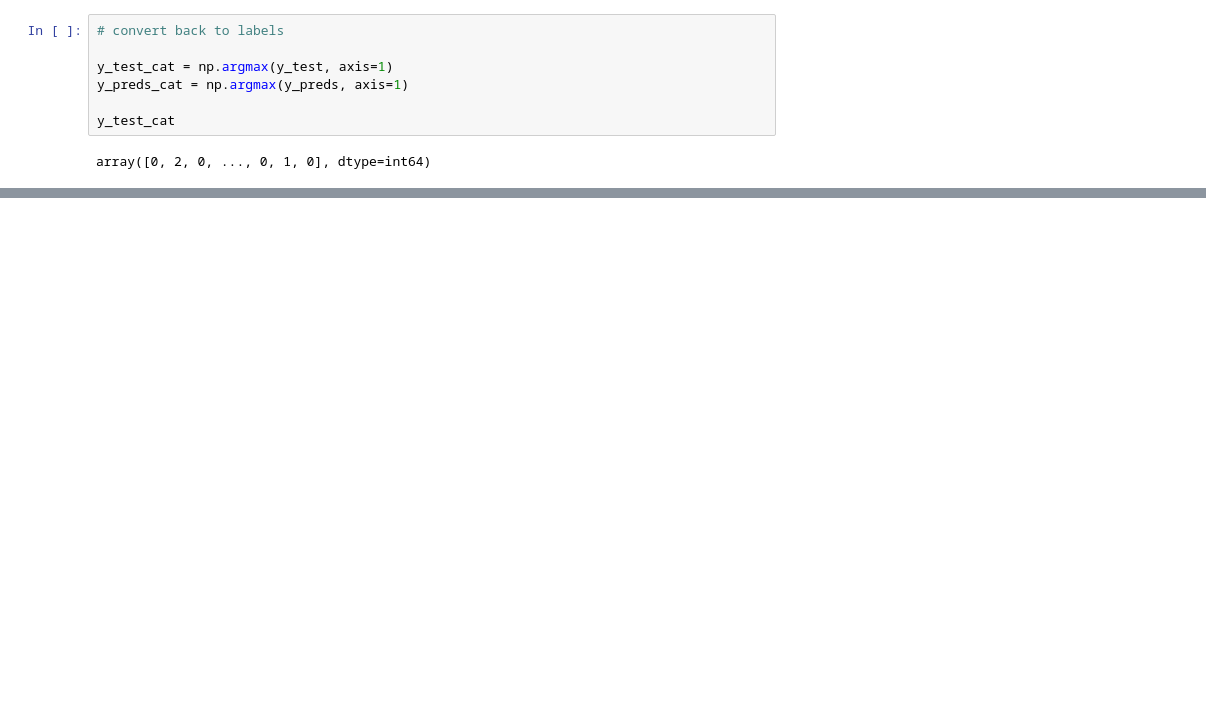
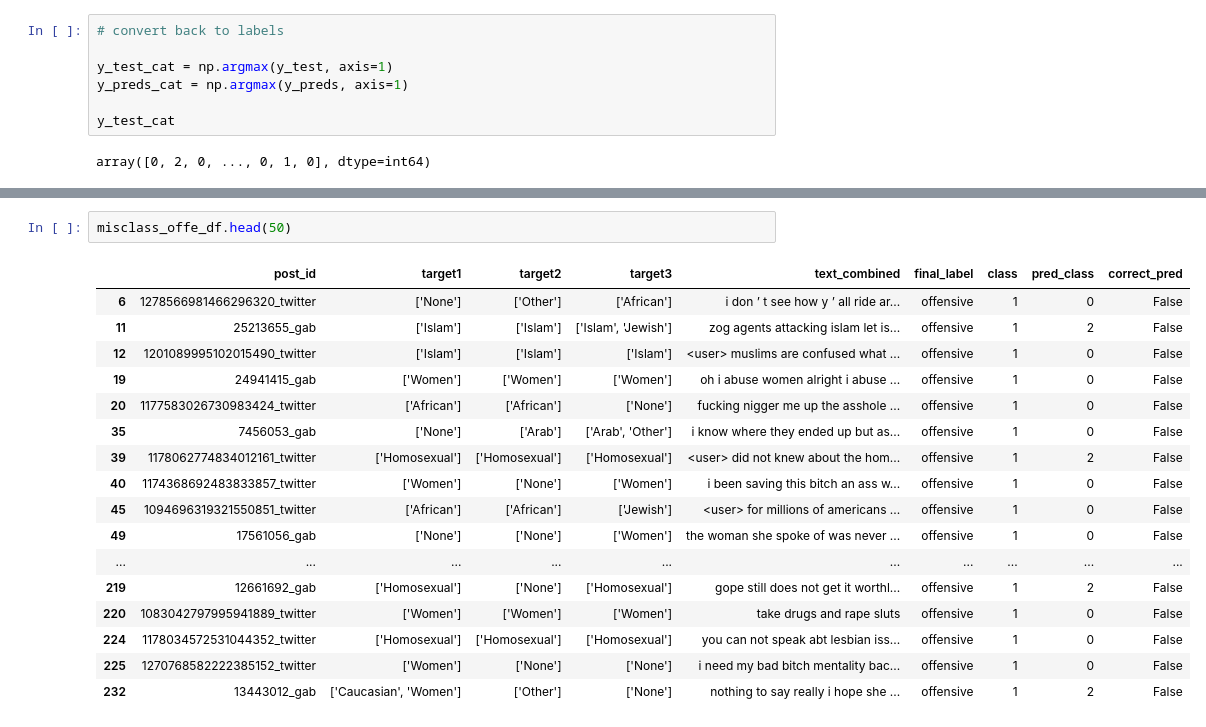
Before and after one commit to echan13/w266-project-Dera-Evan-Kieran, a Jupyter notebook: 2_DA_Accuracy_Experiments/Saved_Models/example_load_BERT_models.ipynb, the cells around one changed output, grey strips where cells are left out. Saved outputs shown, nothing was run; the diff lists cells and outputs as text; blank space fills up the shorter version.

```diff
--- a/2_DA_Accuracy_Experiments/Saved_Models/example_load_BERT_models.ipynb
+++ b/2_DA_Accuracy_Experiments/Saved_Models/example_load_BERT_models.ipynb
@@ -318,0 +415,20 @@ roc_auc_score(y_test, y_preds, multi_class='ovo',average='weighted')
+# %%
+misclass_offe_df.head(50)
+# %% [output]
+|  | post_id | target1 | target2 | target3 | text_combined | final_label | class | pred_class | correct_pred |
+| 6 | 1278566981466296320_twitter | ['None'] | ['Other'] | ['African'] | i don ’ t see how y ’ all ride ar... | offensive | 1 | 0 | False |
+| 11 | 25213655_gab | ['Islam'] | ['Islam'] | ['Islam', 'Jewish'] | zog agents attacking islam let is... | offensive | 1 | 2 | False |
+| 12 | 1201089995102015490_twitter | ['Islam'] | ['Islam'] | ['Islam'] | <user> muslims are confused what ... | offensive | 1 | 0 | False |
+| 19 | 24941415_gab | ['Women'] | ['Women'] | ['Women'] | oh i abuse women alright i abuse ... | offensive | 1 | 0 | False |
+| 20 | 1177583026730983424_twitter | ['African'] | ['African'] | ['None'] | fucking nigger me up the asshole ... | offensive | 1 | 0 | False |
+| 35 | 7456053_gab | ['None'] | ['Arab'] | ['Arab', 'Other'] | i know where they ended up but as... | offensive | 1 | 0 | False |
+| 39 | 1178062774834012161_twitter | ['Homosexual'] | ['Homosexual'] | ['Homosexual'] | <user> did not knew about the hom... | offensive | 1 | 2 | False |
+| 40 | 1174368692483833857_twitter | ['Women'] | ['None'] | ['Women'] | i been saving this bitch an ass w... | offensive | 1 | 0 | False |
+| 45 | 1094696319321550851_twitter | ['African'] | ['African'] | ['Jewish'] | <user> for millions of americans ... | offensive | 1 | 0 | False |
+| 49 | 17561056_gab | ['None'] | ['None'] | ['Women'] | the woman she spoke of was never ... | offensive | 1 | 0 | False |
+| ... | ... | ... | ... | ... | ... | ... | ... | ... | ... |
+| 219 | 12661692_gab | ['Homosexual'] | ['None'] | ['Homosexual'] | gope still does not get it worthl... | offensive | 1 | 2 | False |
+| 220 | 1083042797995941889_twitter | ['Women'] | ['Women'] | ['Women'] | take drugs and rape sluts | offensive | 1 | 0 | False |
+| 224 | 1178034572531044352_twitter | ['Homosexual'] | ['Homosexual'] | ['Homosexual'] | you can not speak abt lesbian iss... | offensive | 1 | 0 | False |
+| 225 | 1270768582222385152_twitter | ['Women'] | ['None'] | ['None'] | i need my bad bitch mentality bac... | offensive | 1 | 0 | False |
+| 232 | 13443012_gab | ['Caucasian', 'Women'] | ['Other'] | ['None'] | nothing to say really i hope she ... | offensive | 1 | 2 | False |
```
Also changed, not shown: parts of 20 cells of this notebook, 2 other files.
